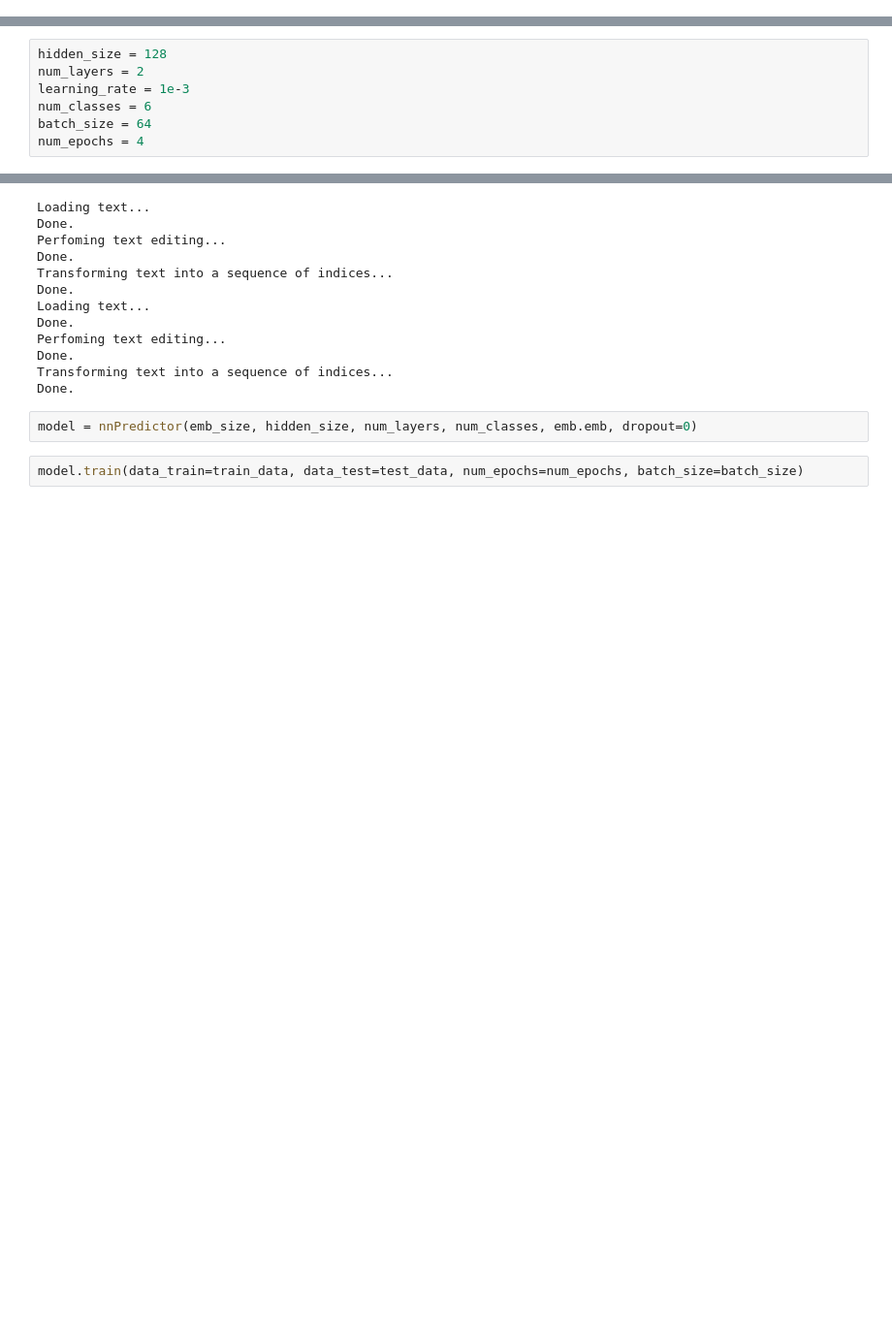
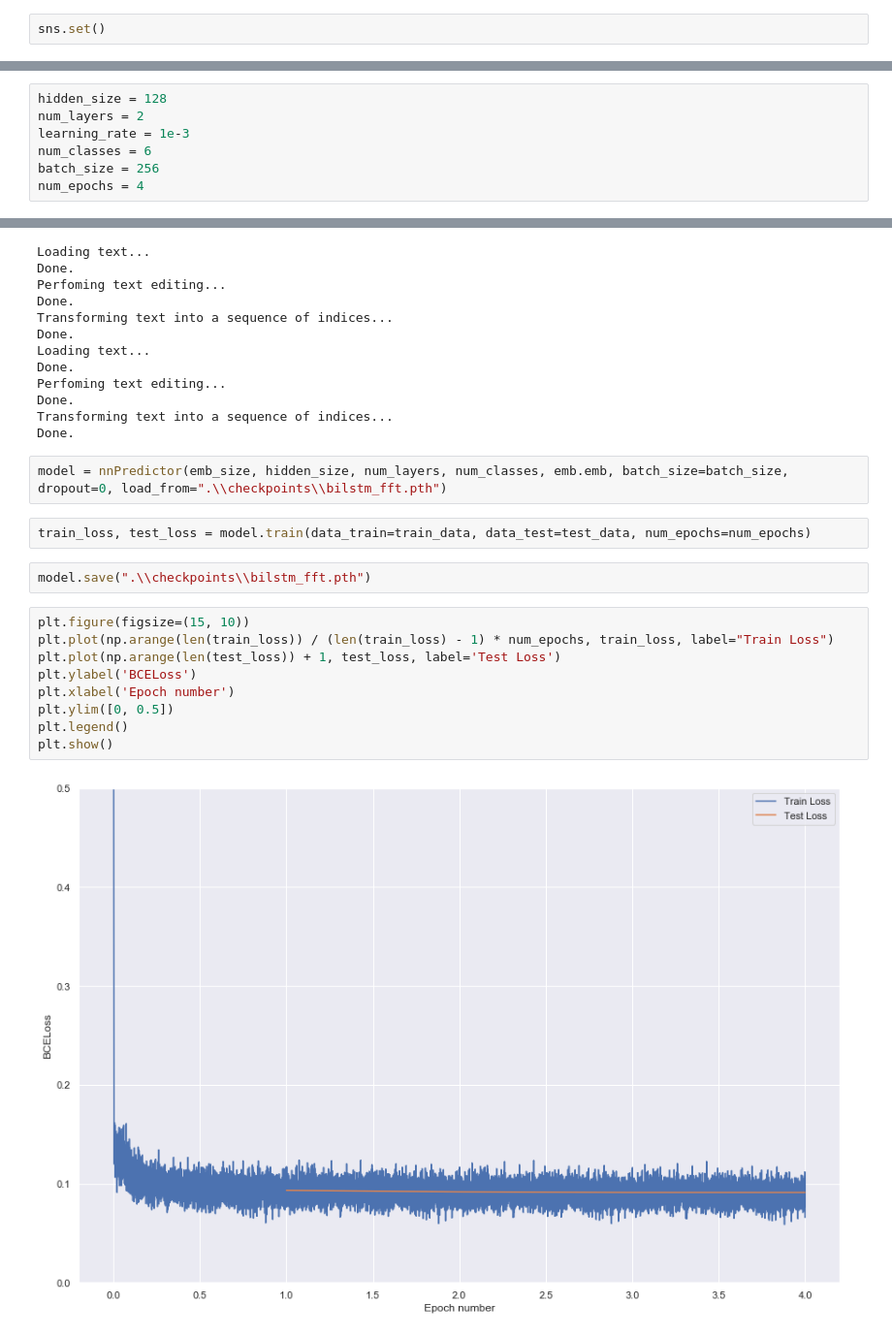
Before and after one commit to ofantomas/Toxic-Comment-Classification, a Jupyter notebook: jigwas_ub.ipynb, the cells around one changed output, grey strips where cells are left out. Shown at 97% size. Drawn from its saved outputs; the diff is of its cells as text; blank space fills up the shorter version.

Commit message:
fix bugs and add improvements
add trained model and test it

```diff
--- a/jigwas_ub.ipynb
+++ b/jigwas_ub.ipynb
@@ -5,6 +7,8 @@ import gc
 # %%
 from datasets import *
 from models import *
+# %%
+sns.set()
 # %%
 %load_ext autoreload
 %autoreload 2
@@ -98,7 +103,7 @@ hidden_size = 128
 num_layers = 2
 learning_rate = 1e-3
 num_classes = 6
-batch_size = 64
+batch_size = 256
 num_epochs = 4
 # %%
 emb_path = "..\\Dasha\\embeddings\\crawl-300d-2M.vec"
@@ -125,6 +130,19 @@ Done.
 Transforming text into a sequence of indices...
 Done.
 # %%
-model = nnPredictor(emb_size, hidden_size, num_layers, num_classes, emb.emb, dropout=0)
+model = nnPredictor(emb_size, hidden_size, num_layers, num_classes, emb.emb, batch_size=batch_size, dropout=0, load_from=".\\checkpoints\\bilstm_fft.pth")
 # %%
-model.train(data_train=train_data, data_test=test_data, num_epochs=num_epochs, batch_size=batch_size)
+train_loss, test_loss = model.train(data_train=train_data, data_test=test_data, num_epochs=num_epochs)
+# %%
+model.save(".\\checkpoints\\bilstm_fft.pth")
+# %%
+plt.figure(figsize=(15, 10))
+plt.plot(np.arange(len(train_loss)) / (len(train_loss) - 1) * num_epochs, train_loss, label="Train Loss")
+plt.plot(np.arange(len(test_loss)) + 1, test_loss, label='Test Loss')
+plt.ylabel('BCELoss')
+plt.xlabel('Epoch number')
+plt.ylim([0, 0.5])
+plt.legend()
+plt.show()
+# %% [output]
+[figure, added]
```
Also changed, not shown: parts of 14 cells of this notebook, 1 other file.
